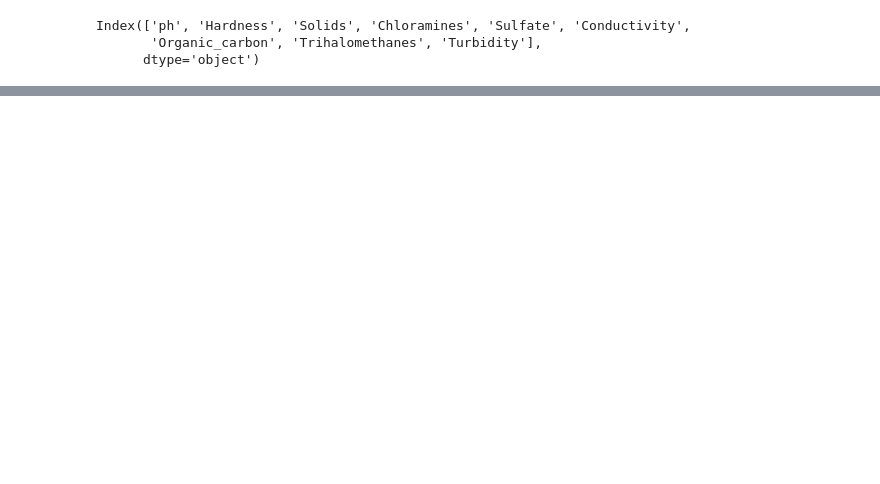
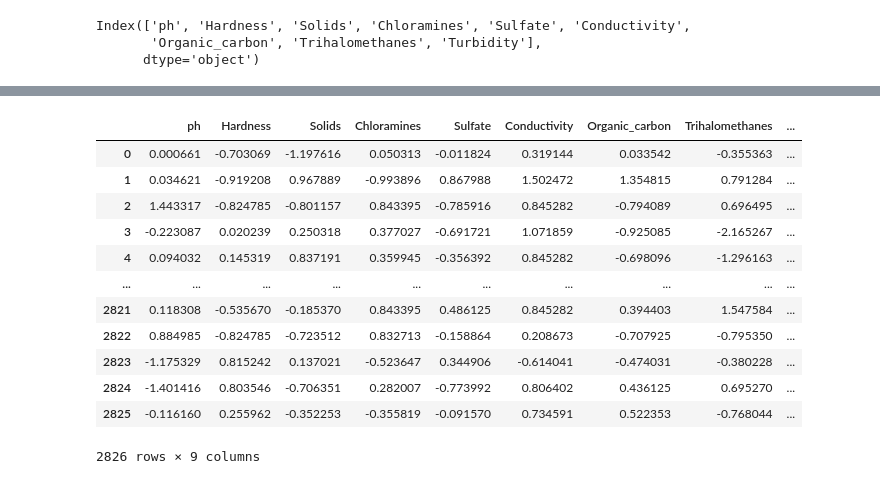
Before and after one commit to NathanGPS/ApprAuto, a Jupyter notebook: test.ipynb, the cells around one changed output, grey strips where cells are left out. Drawn from its saved outputs; the diff is of its cells as text; code cells hidden in the pictures; blank space fills up the shorter version.

```diff
--- a/test.ipynb
+++ b/test.ipynb
@@ -105,0 +131,3 @@ Index(['ph', 'Hardness', 'Solids', 'Chloramines', 'Sulfate', 'Conductivity',
+# %%
+sulfate = df_water['Sulfate'].mean()
+df_water['Sulfate']= df_water['Sulfate'].fillna(sulfate)
@@ -105,0 +196,25 @@ Index(['ph', 'Hardness', 'Solids', 'Chloramines', 'Sulfate', 'Conductivity',
+# %%
+X_train, X_test, y_train, y_test = train_test_split(df_water[[c for c in df_water.columns if c != 'Potability']],df_water['Potability'],train_size = 0.7,random_state = 1)
+# %%
+sc = StandardScaler()
+X_train[X_train.columns] = sc.fit_transform(X_train)
+X_test[X_test.columns] = sc.transform(X_test)
+# %%
+a = X_train[["ph"]].iloc[2292]
+type(a.values[0])
+X_train_2 = X_train.fillna(0)
+X_train_2
+# %% [output]
+|  | ph | Hardness | Solids | Chloramines | Sulfate | Conductivity | Organic_carbon | Trihalomethanes | ... |
+| 0 | 0.000661 | -0.703069 | -1.197616 | 0.050313 | -0.011824 | 0.319144 | 0.033542 | -0.355363 | ... |
+| 1 | 0.034621 | -0.919208 | 0.967889 | -0.993896 | 0.867988 | 1.502472 | 1.354815 | 0.791284 | ... |
+| 2 | 1.443317 | -0.824785 | -0.801157 | 0.843395 | -0.785916 | 0.845282 | -0.794089 | 0.696495 | ... |
+| 3 | -0.223087 | 0.020239 | 0.250318 | 0.377027 | -0.691721 | 1.071859 | -0.925085 | -2.165267 | ... |
+| 4 | 0.094032 | 0.145319 | 0.837191 | 0.359945 | -0.356392 | 0.845282 | -0.698096 | -1.296163 | ... |
+| ... | ... | ... | ... | ... | ... | ... | ... | ... | ... |
+| 2821 | 0.118308 | -0.535670 | -0.185370 | 0.843395 | 0.486125 | 0.845282 | 0.394403 | 1.547584 | ... |
+| 2822 | 0.884985 | -0.824785 | -0.723512 | 0.832713 | -0.158864 | 0.208673 | -0.707925 | -0.795350 | ... |
+| 2823 | -1.175329 | 0.815242 | 0.137021 | -0.523647 | 0.344906 | -0.614041 | -0.474031 | -0.380228 | ... |
+| 2824 | -1.401416 | 0.803546 | -0.706351 | 0.282007 | -0.773992 | 0.806402 | 0.436125 | 0.695270 | ... |
+| 2825 | -0.116160 | 0.255962 | -0.352253 | -0.355819 | -0.091570 | 0.734591 | 0.522353 | -0.768044 | ... |
+2826 rows × 9 columns
```
Also changed, not shown: parts of 26 cells of this notebook, 2 other files.
